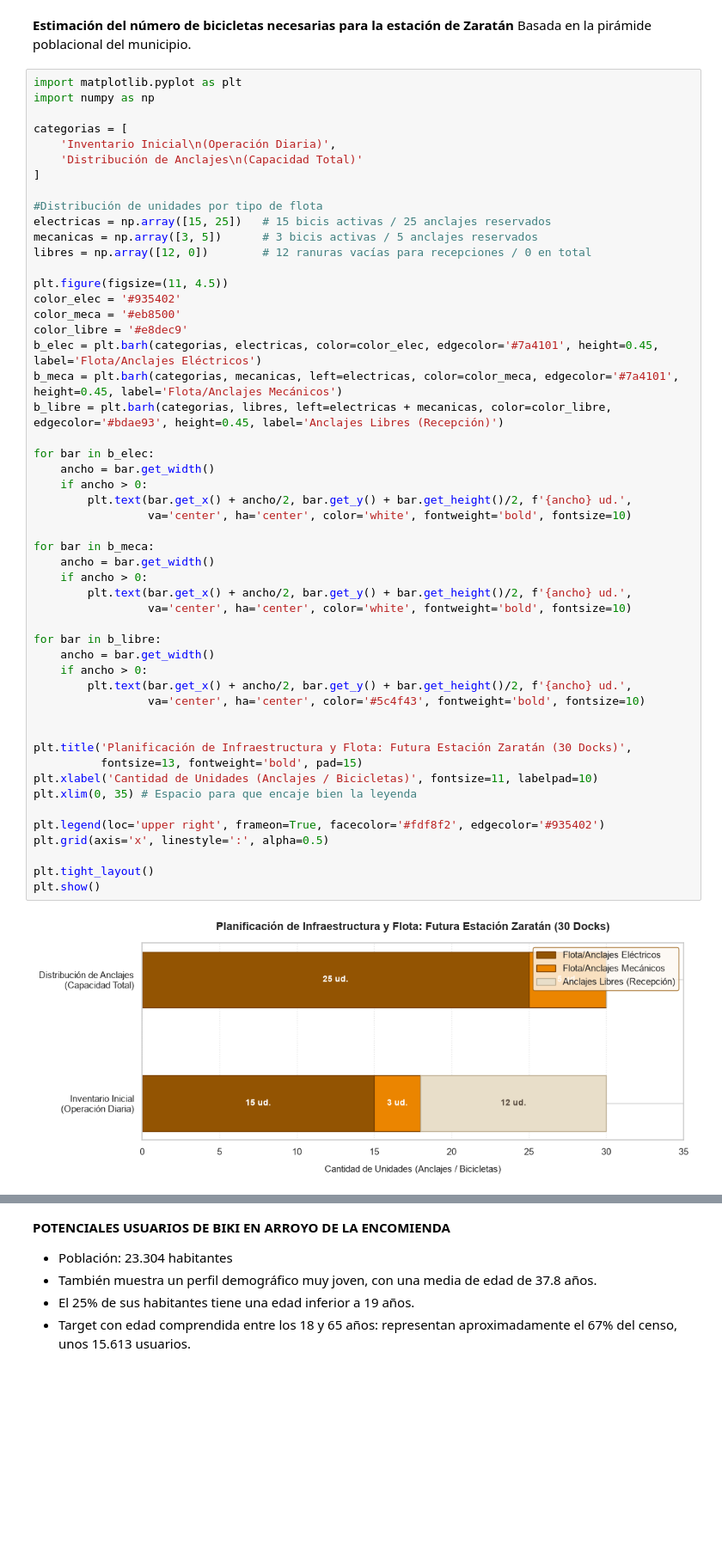
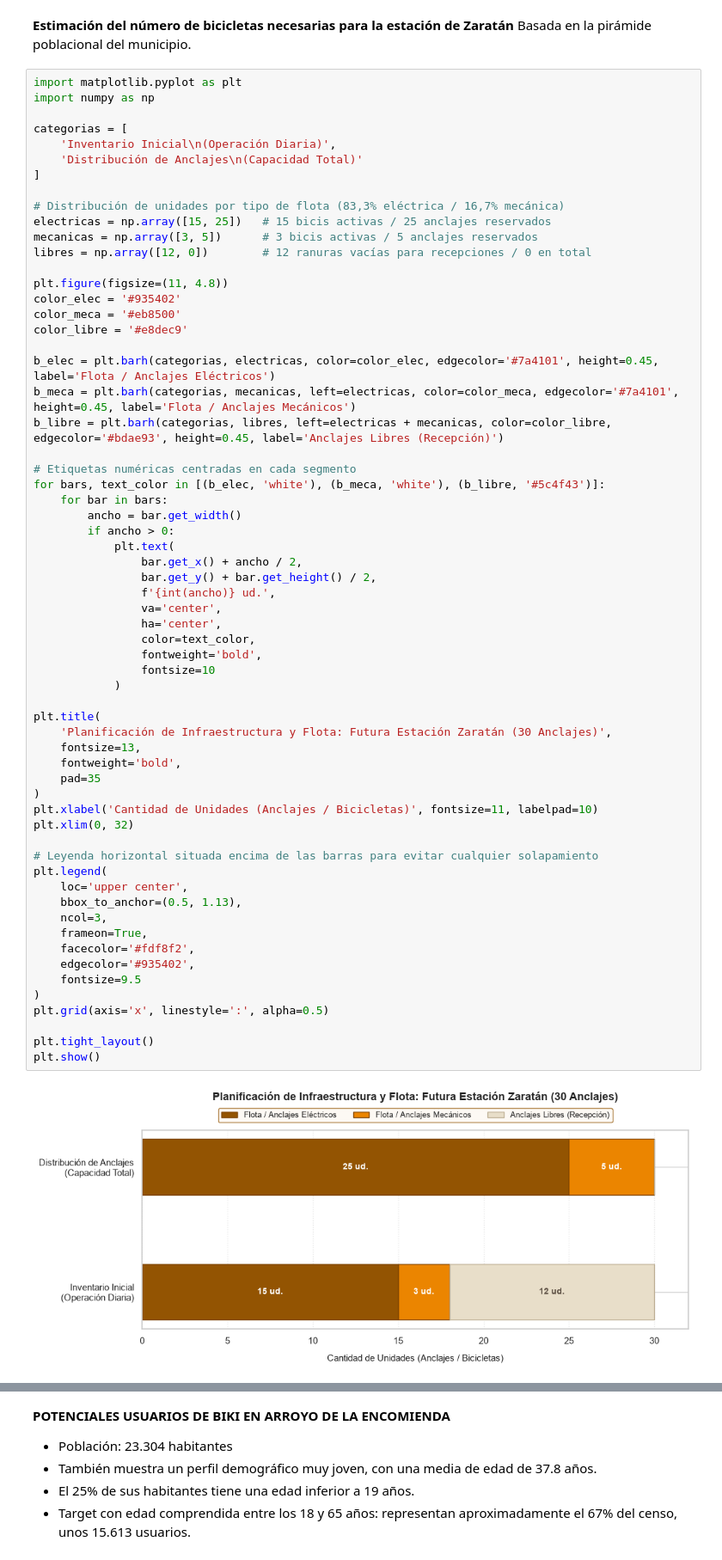
Before and after one commit to adrianamorchons/estudio_bicicletas_biki_valladolid, a Jupyter notebook: analisis_servicio_biki_valladolid.ipynb, the cells around one changed output, grey strips where cells are left out. Shown at 86% size. Saved outputs shown, nothing was run; the diff lists cells and outputs as text; blank space fills up the shorter version.

```diff
--- a/analisis_servicio_biki_valladolid.ipynb
+++ b/analisis_servicio_biki_valladolid.ipynb
@@ -2791,54 +2501,65 @@ Basada en la pirámide poblacional del municipio.
 # %%
 import matplotlib.pyplot as plt
 import numpy as np
 
 categorias = [
     'Inventario Inicial\n(Operación Diaria)',
     'Distribución de Anclajes\n(Capacidad Total)'
 ]
 
-#Distribución de unidades por tipo de flota
+# Distribución de unidades por tipo de flota (83,3% eléctrica / 16,7% mecánica)
 electricas = np.array([15, 25])   # 15 bicis activas / 25 anclajes reservados
 mecanicas = np.array([3, 5])      # 3 bicis activas / 5 anclajes reservados
 libres = np.array([12, 0])        # 12 ranuras vacías para recepciones / 0 en total
 
-plt.figure(figsize=(11, 4.5))
+plt.figure(figsize=(11, 4.8))
 color_elec = '#935402'
 color_meca = '#eb8500'
 color_libre = '#e8dec9'
-b_elec = plt.barh(categorias, electricas, color=color_elec, edgecolor='#7a4101', height=0.45, label='Flota/Anclajes Eléctricos')
-b_meca = plt.barh(categorias, mecanicas, left=electricas, color=color_meca, edgecolor='#7a4101', height=0.45, label='Flota/Anclajes Mecánicos')
+
+b_elec = plt.barh(categorias, electricas, color=color_elec, edgecolor='#7a4101', height=0.45, label='Flota / Anclajes Eléctricos')
+b_meca = plt.barh(categorias, mecanicas, left=electricas, color=color_meca, edgecolor='#7a4101', height=0.45, label='Flota / Anclajes Mecánicos')
 b_libre = plt.barh(categorias, libres, left=electricas + mecanicas, color=color_libre, edgecolor='#bdae93', height=0.45, label='Anclajes Libres (Recepción)')
 
-for bar in b_elec:
-    ancho = bar.get_width()
-    if ancho > 0:
-        plt.text(bar.get_x() + ancho/2, bar.get_y() + bar.get_height()/2, f'{ancho} ud.',
-                 va='center', ha='center', color='white', fontweight='bold', fontsize=10)
+# Etiquetas numéricas centradas en cada segmento
+for bars, text_color in [(b_elec, 'white'), (b_meca, 'white'), (b_libre, '#5c4f43')]:
+    for bar in bars:
+        ancho = bar.get_width()
+        if ancho > 0:
+            plt.text(
+                bar.get_x() + ancho / 2,
+                bar.get_y() + bar.get_height() / 2,
+                f'{int(ancho)} ud.',
+                va='center',
+                ha='center',
+                color=text_color,
+                fontweight='bold',
+                fontsize=10
+            )
 
-for bar in b_meca:
-    ancho = bar.get_width()
-    if ancho > 0:
-        plt.text(bar.get_x() + ancho/2, bar.get_y() + bar.get_height()/2, f'{ancho} ud.',
-                 va='center', ha='center', color='white', fontweight='bold', fontsize=10)
+plt.title(
+    'Planificación de Infraestructura y Flota: Futura Estación Zaratán (30 Anclajes)',
+    fontsize=13,
+    fontweight='bold',
+    pad=35
+)
+plt.xlabel('Cantidad de Unidades (Anclajes / Bicicletas)', fontsize=11, labelpad=10)
+plt.xlim(0, 32)
 
-for bar in b_libre:
-    ancho = bar.get_width()
-    if ancho > 0:
-        plt.text(bar.get_x() + ancho/2, bar.get_y() + bar.get_height()/2, f'{ancho} ud.',
-                 va='center', ha='center', color='#5c4f43', fontweight='bold', fontsize=10)
-
-
-plt.title('Planificación de Infraestructura y Flota: Futura Estación Zaratán (30 Docks)',
-          fontsize=13, fontweight='bold', pad=15)
-plt.xlabel('Cantidad de Unidades (Anclajes / Bicicletas)', fontsize=11, labelpad=10)
-plt.xlim(0, 35) # Espacio para que encaje bien la leyenda
-
-plt.legend(loc='upper right', frameon=True, facecolor='#fdf8f2', edgecolor='#935402')
+# Leyenda horizontal situada encima de las barras para evitar cualquier solapamiento
+plt.legend(
+    loc='upper center',
+    bbox_to_anchor=(0.5, 1.13),
+    ncol=3,
+    frameon=True,
+    facecolor='#fdf8f2',
+    edgecolor='#935402',
+    fontsize=9.5
+)
 plt.grid(axis='x', linestyle=':', alpha=0.5)
 
 plt.tight_layout()
 plt.show()
 # %% [output]
-[figure, old version]
+[figure, new version]
 # %% [markdown]
```
Also changed, not shown: parts of 56 cells of this notebook.
